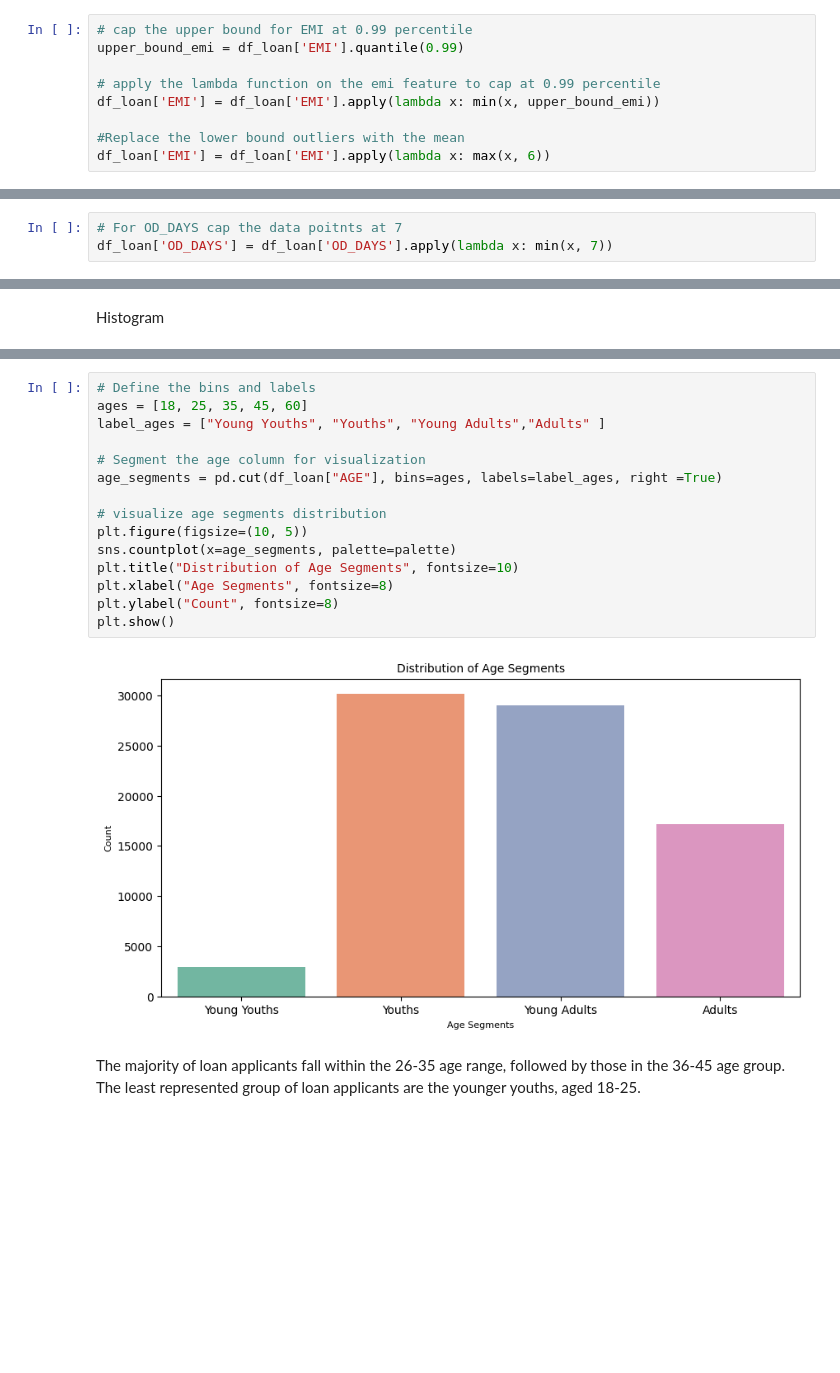
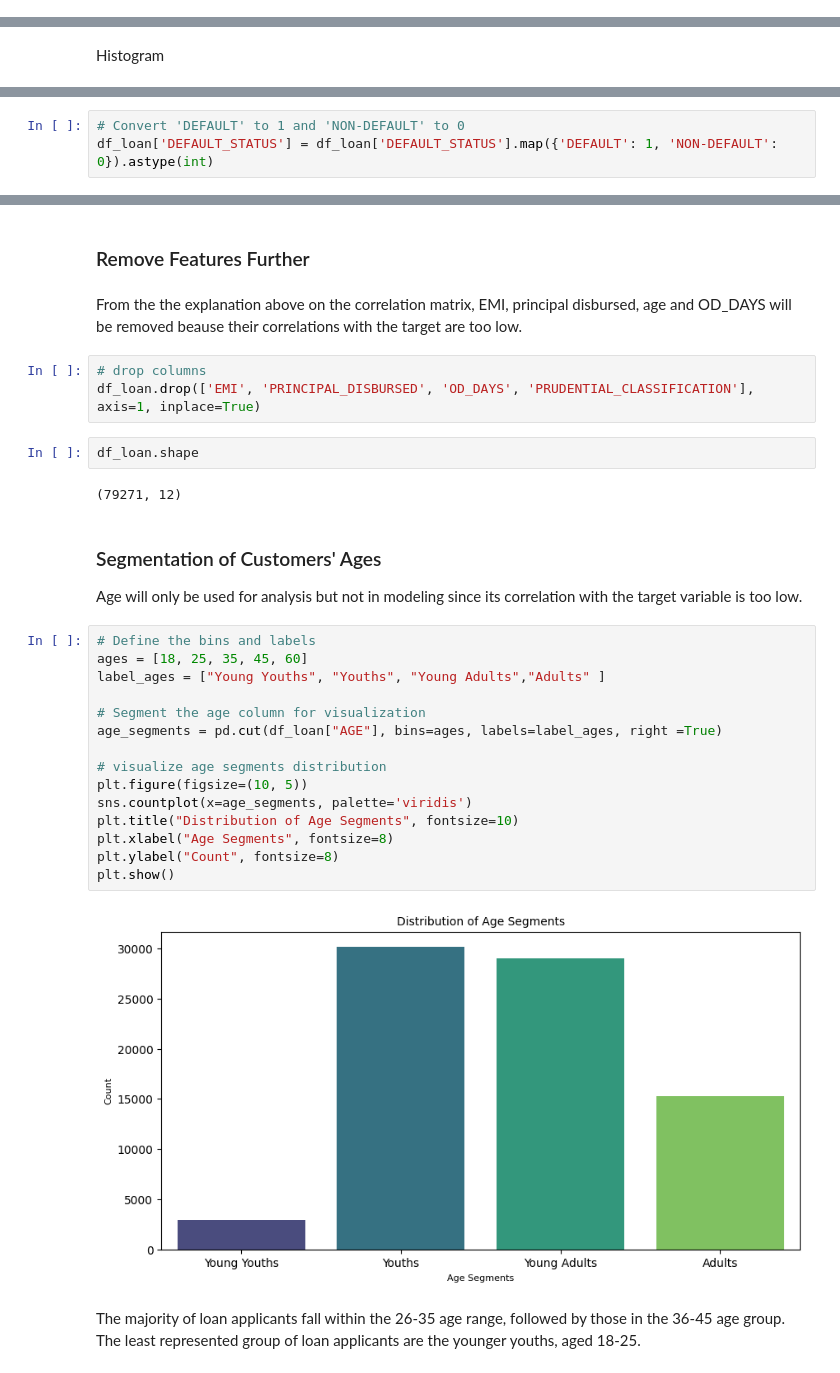
Before and after one commit to AlexIrungu/DSC-CapstoneProject, a Jupyter notebook: notebooks/james.ipynb, the cells around one changed output, grey strips where cells are left out. Saved outputs shown, nothing was run; the diff lists cells and outputs as text; blank space fills up the shorter version.

```diff
--- a/notebooks/james.ipynb
+++ b/notebooks/james.ipynb
@@ -550,9 +521,0 @@ df_loan = df_loan[df_loan['PRINCIPAL_DISBURSED'] > 0]
-# %%
-# cap the upper bound for EMI at 0.99 percentile
-upper_bound_emi = df_loan['EMI'].quantile(0.99)
-
-# apply the lambda function on the emi feature to cap at 0.99 percentile
-df_loan['EMI'] = df_loan['EMI'].apply(lambda x: min(x, upper_bound_emi))
-
-#Replace the lower bound outliers with the mean
-df_loan['EMI'] = df_loan['EMI'].apply(lambda x: max(x, 6))
@@ -561,4 +522 @@ The outlier for OD_DAYS are only located on the upper bound.
-# %%
-# For OD_DAYS cap the data poitnts at 7
-df_loan['OD_DAYS'] = df_loan['OD_DAYS'].apply(lambda x: min(x, 7))
 # %% [markdown]
@@ -654,0 +600,3 @@ dtype: int64
+# %%
+# Convert 'DEFAULT' to 1 and 'NON-DEFAULT' to 0
+df_loan['DEFAULT_STATUS'] = df_loan['DEFAULT_STATUS'].map({'DEFAULT': 1, 'NON-DEFAULT': 0}).astype(int)
@@ -680,20 +659,34 @@ Non-defaulters make up the majority of the dataset, significantly outnumbering d
+# %% [markdown]
+### Remove Features Further
+# %% [markdown]
+From the the explanation above on the correlation matrix, EMI, principal disbursed, age and OD_DAYS will be removed beause their correlations with the target are too low.
+# %%
+# drop columns
+df_loan.drop(['EMI', 'PRINCIPAL_DISBURSED', 'OD_DAYS', 'PRUDENTIAL_CLASSIFICATION'], axis=1, inplace=True)
+# %%
+df_loan.shape
+# %% [output]
+(79271, 12)
+# %% [markdown]
+### Segmentation of Customers' Ages
+Age will only be used for analysis but not in modeling since its correlation with the target variable is too low.
 # %%
 # Define the bins and labels
 ages = [18, 25, 35, 45, 60]
 label_ages = ["Young Youths", "Youths", "Young Adults","Adults" ]
 
 # Segment the age column for visualization
 age_segments = pd.cut(df_loan["AGE"], bins=ages, labels=label_ages, right =True)
 
 # visualize age segments distribution
 plt.figure(figsize=(10, 5))
-sns.countplot(x=age_segments, palette=palette)
+sns.countplot(x=age_segments, palette='viridis')
 plt.title("Distribution of Age Segments", fontsize=10)
 plt.xlabel("Age Segments", fontsize=8)
 plt.ylabel("Count", fontsize=8)
 plt.show()
 # %% [output]
-[figure, old version]
+[figure, new version]
 # %% [markdown]
 The majority of loan applicants fall within the 26-35 age range, followed by those in the 36-45 age group. The least represented group of loan applicants are the younger youths, aged 18-25.
 # %% [markdown]
```
Also changed, not shown: parts of 85 cells of this notebook, 1 other file.
